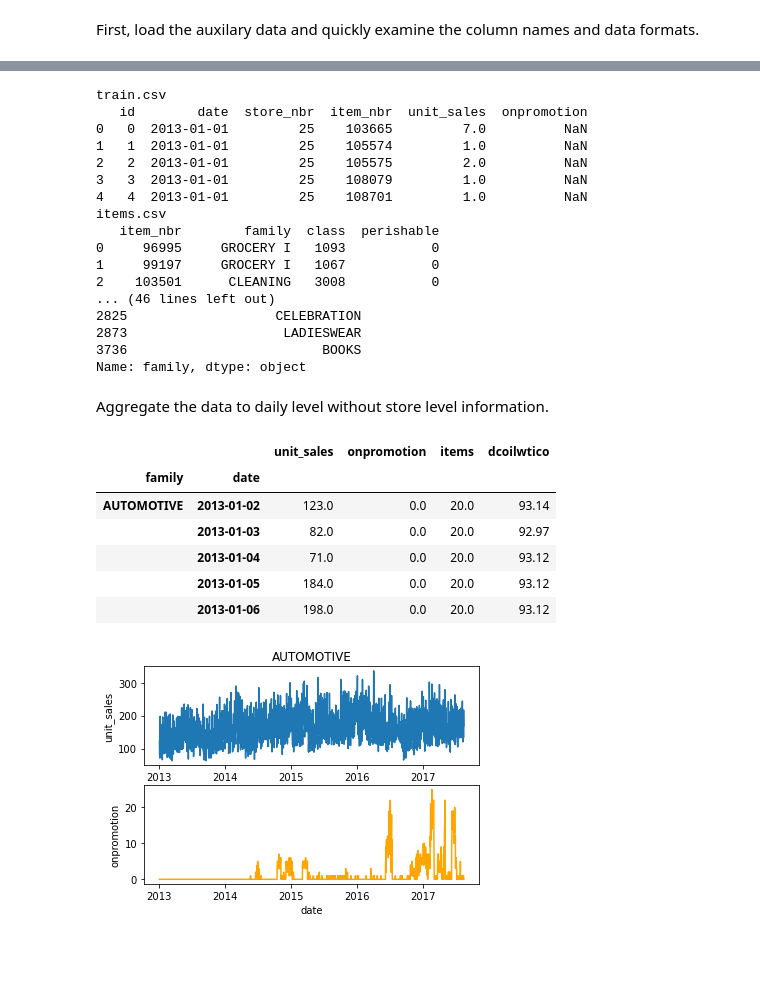
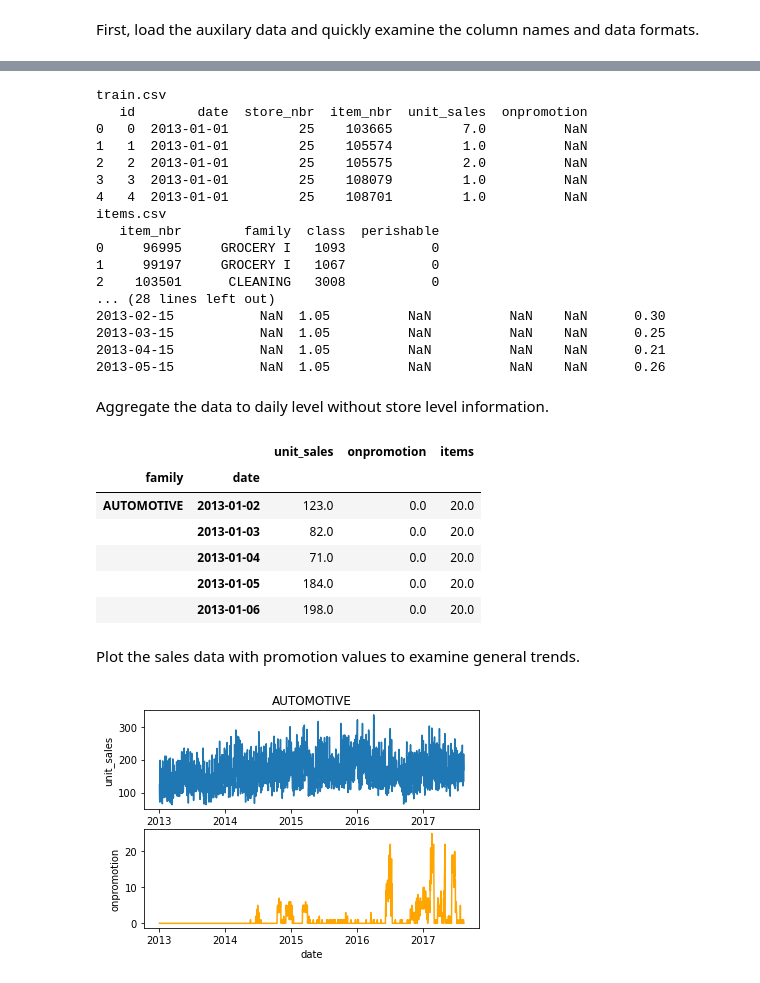
Before and after one commit to Elias-YJ/bsc-thesis, a Jupyter notebook: Exploration.ipynb, the cells around one changed output, grey strips where cells are left out. Drawn from its saved outputs; the diff is of its cells as text; code cells hidden in the pictures; blank space fills up the shorter version.

Commit message:
Add weather and food price data

```diff
--- a/Exploration.ipynb
+++ b/Exploration.ipynb
@@ -26,8 +80,13 @@ oil['dcoilwtico'] = oil['dcoilwtico'].fillna(method='ffill')
 # %%
 with pd.read_csv('train.csv', chunksize=10**6) as reader:
     raw_train_data = reader.get_chunk(500000)
-print('train.csv', raw_train_data.head(),'items.csv',items.head(), 'stores.csv', stores.head(),'oil.csv', oil.head(), sep='\n')
-print(items['family'].drop_duplicates())
+print(
+    'train.csv', raw_train_data.head(),
+    'items.csv',items.head(),
+    'stores.csv', stores.head(),
+    'oil.csv', oil.head(),
+    'weather.csv', weather.head(),
+    'food_prices.csv', food_prices.head(), sep='\n')
 # %% [output]
 train.csv
    id        date  store_nbr  item_nbr  unit_sales  onpromotion
@@ -41,16 +100,16 @@ items.csv
 0     96995     GROCERY I   1093           0
 1     99197     GROCERY I   1067           0
 2    103501      CLEANING   3008           0
-... (46 lines left out)
-2825                   CELEBRATION
-2873                    LADIESWEAR
-3736                         BOOKS
-Name: family, dtype: object
+... (28 lines left out)
+2013-02-15           NaN  1.05          NaN          NaN    NaN      0.30
+2013-03-15           NaN  1.05          NaN          NaN    NaN      0.25
+2013-04-15           NaN  1.05          NaN          NaN    NaN      0.21
+2013-05-15           NaN  1.05          NaN          NaN    NaN      0.26
 # %% [markdown]
 Aggregate the data to daily level without store level information.
 # %%
 # Variable for holding the resulting data frame
-df=pd.DataFrame()
+sales_df=pd.DataFrame()
 # Variable for holding the incomplete data of the day that was cut in half due to the chunking process.
 extra=pd.DataFrame()
 
@@ -58,48 +117,47 @@ extra=pd.DataFrame()
 with pd.read_csv('train.csv', chunksize=10**6) as reader:
     for chunk in reader:
         chunk['date'] = pd.to_datetime(chunk['date'])
         chunk = chunk.set_index('date')
 
         # Process the last day with the next chunk in case it has been broken in half by the chunking.
         last_day = chunk.index.max()
         chunk = extra.append(chunk)
         extra = chunk.loc[last_day,:]
         chunk = chunk.loc[chunk.index.difference(pd.Index([last_day])), :]
-
-
 
         # Include the store information and filter by stores that are in the capital (Quito)
         chunk = chunk.join(stores['city'], how='left', on='store_nbr')
         chunk = chunk.loc[chunk['city']=='Quito']
         chunk = chunk.loc[:,['item_nbr', 'unit_sales', 'onpromotion']]
         chunk = chunk.groupby(by='date').apply(
             lambda df: df.merge(
                 items, how='right', on='item_nbr'
             ).fillna(0)
         )
         chunk = chunk.reset_index().drop('level_1', axis=1)
         chunk = chunk.groupby(by=['family', 'date']).agg(
                 unit_sales = pd.NamedAgg(column='unit_sales', aggfunc='sum'), # Number of units of items sold
                 onpromotion = pd.NamedAgg(column='onpromotion', aggfunc='sum'), # Number of items on promotion
                 items = pd.NamedAgg(column='item_nbr', aggfunc='nunique'), # Number of items types sold
         )
         # Include oil price data once the data has been aggregated
-        chunk = chunk.join(oil, how='left', on='date')
-        chunk['dcoilwtico'] = chunk['dcoilwtico'].fillna(method='ffill')
-        chunk.loc[:,'onpromotion'] = chunk.loc[:,'onpromotion'].fillna(0)
-        df = df.append(chunk).sort_index()
+
+        sales_df = sales_df.append(chunk).sort_index()
         #print(chunk.index[-1][1])
 
-df = df.astype(float)
-df.head()
+sales_df.loc[:,'onpromotion'] = sales_df.loc[:,'onpromotion'].fillna(0)
+sales_df = sales_df.astype(float)
+sales_df.head()
 # %% [output]
-|  |  | unit_sales | onpromotion | items | dcoilwtico |
-| family | date |  |  |  |  |
-| AUTOMOTIVE | 2013-01-02 | 123.0 | 0.0 | 20.0 | 93.14 |
-|  | 2013-01-03 | 82.0 | 0.0 | 20.0 | 92.97 |
-|  | 2013-01-04 | 71.0 | 0.0 | 20.0 | 93.12 |
-|  | 2013-01-05 | 184.0 | 0.0 | 20.0 | 93.12 |
-|  | 2013-01-06 | 198.0 | 0.0 | 20.0 | 93.12 |
+|  |  | unit_sales | onpromotion | items |
+| family | date |  |  |  |
+| AUTOMOTIVE | 2013-01-02 | 123.0 | 0.0 | 20.0 |
+|  | 2013-01-03 | 82.0 | 0.0 | 20.0 |
+|  | 2013-01-04 | 71.0 | 0.0 | 20.0 |
+|  | 2013-01-05 | 184.0 | 0.0 | 20.0 |
+|  | 2013-01-06 | 198.0 | 0.0 | 20.0 |
+# %% [markdown]
+Plot the sales data with promotion values to examine general trends.
 # %%
 plt.close()
 categories = df.index.get_level_values('family').drop_duplicates()
```
Also changed, not shown: parts of 7 cells of this notebook, 1 other file.
